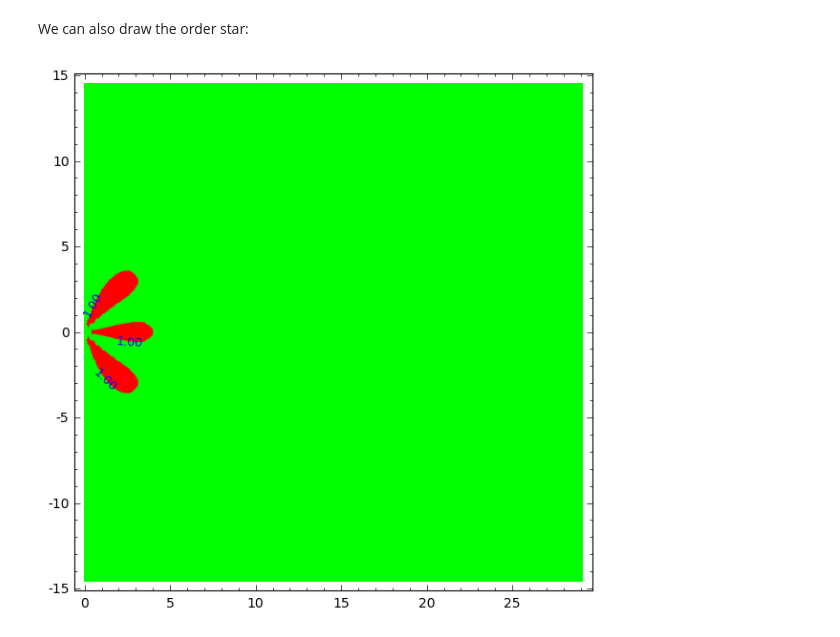
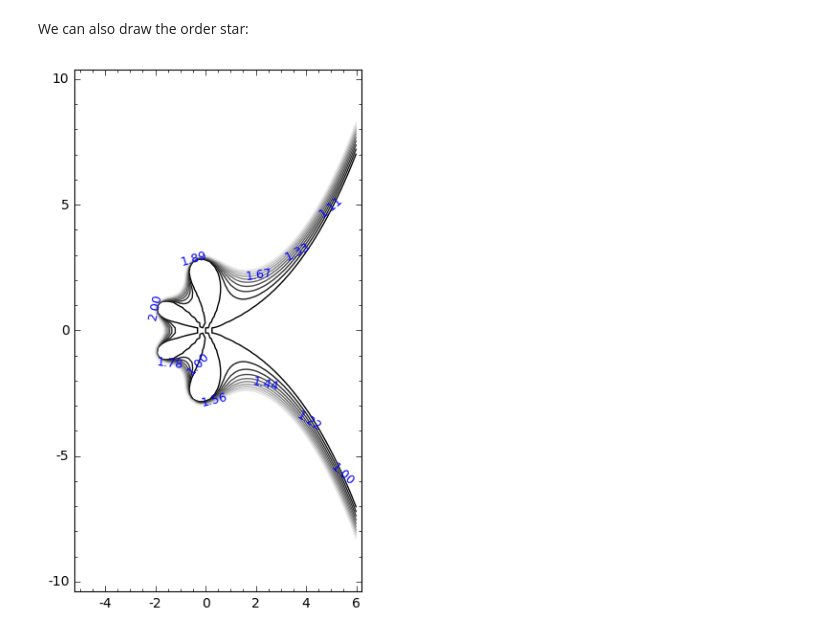
Before and after one commit to Thierry-Dumont/RKkit, a Jupyter notebook: Example1.ipynb, the cells around one changed output. Saved outputs shown, nothing was run; the diff lists cells and outputs as text; code cells hidden in the pictures.

```diff
--- a/Example1.ipynb
+++ b/Example1.ipynb
@@ -12,7 +12,7 @@ load("lobatto4.sage","radau5.sage","sdirk3.sage","gauss4.sage","radau2a.sage","r
 # %% [markdown]
 Choose one formula:
 # %%
-RK=Radau5
+RK=RK4
 # %% [markdown]
 and define the computing tool:
 # %%
@@ -53,7 +51,7 @@ p.show()
 # %% [markdown]
 We can also draw the order star:
 # %%
-p=RKplot(F,fill=True,ncurves=1,type="star")
+p=RKplot(F,fill=False,ncurves=10,type="star",limits=[(-5,+6),(-10,10)])
 p.show()
 # %% [output]
-[figure, old version]
+[figure, new version]
```
Also changed, not shown: parts of 8 cells of this notebook, 2 other files.
